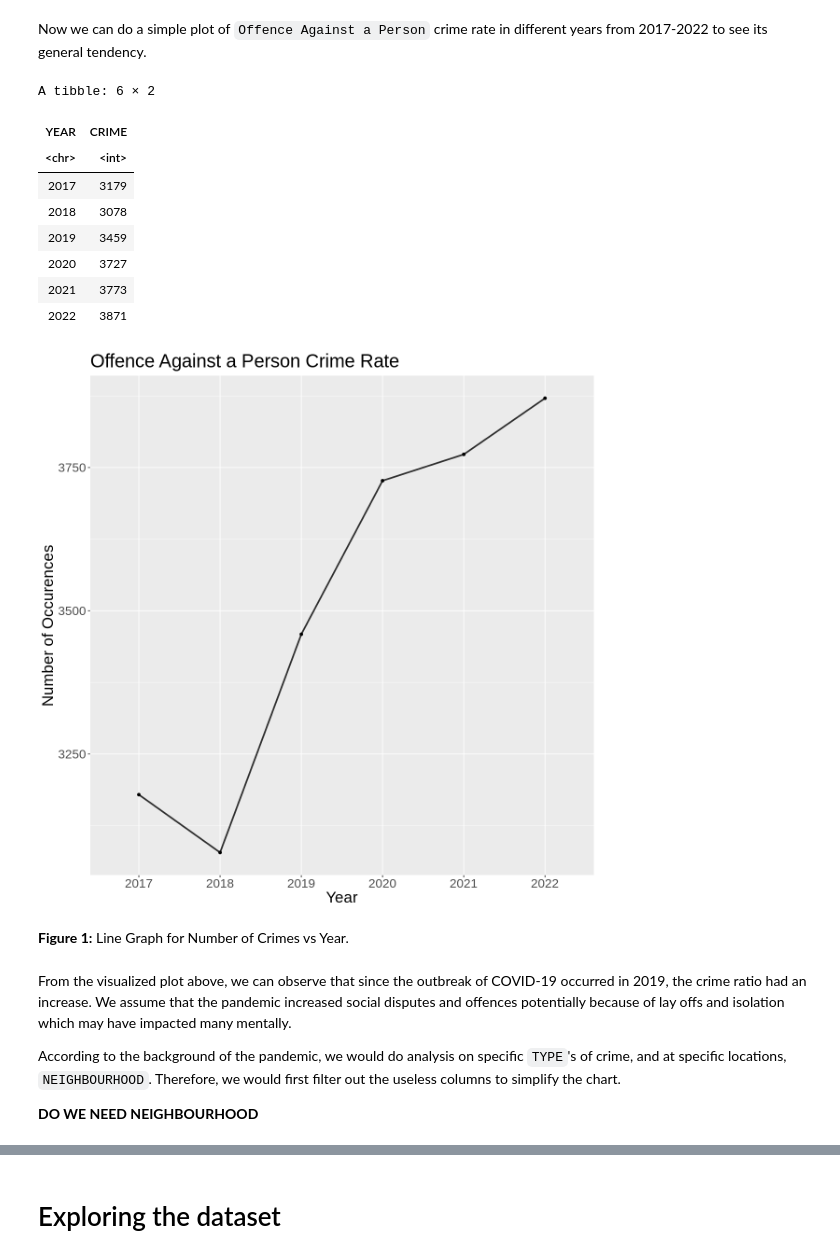
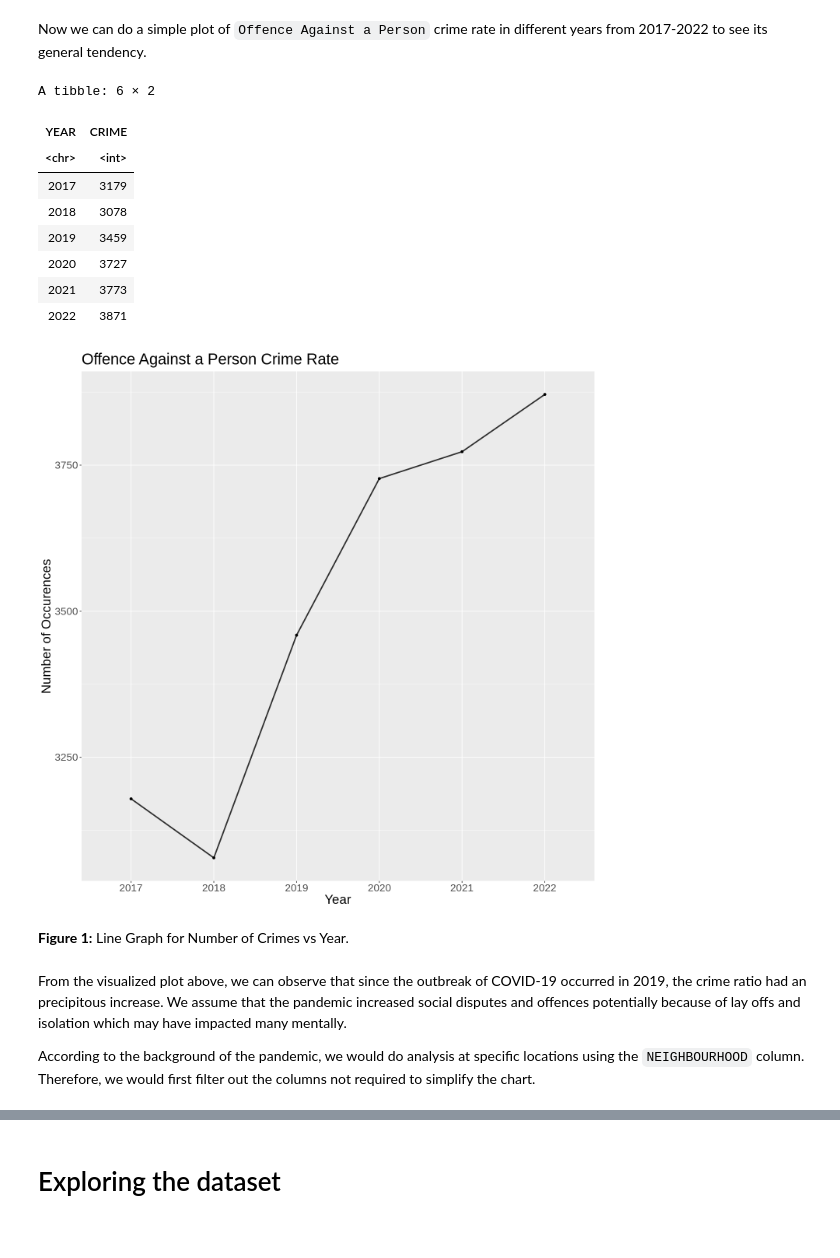
Before and after one commit to Rz02/stat201_2022w2_group_06_project, a Jupyter notebook: crime_rate_comparison.ipynb, the cells around one changed output, grey strips where cells are left out. Saved outputs shown, nothing was run; the diff lists cells and outputs as text; code cells hidden in the pictures.

```diff
--- a/crime_rate_comparison.ipynb
+++ b/crime_rate_comparison.ipynb
@@ -141,39 +141,37 @@ Now we can do a simple plot of `Offence Against a Person` crime rate in differen
 # %%
 # Group Data by YEAR
 annual_offence_crime <- crime %>%
                group_by(YEAR) %>%
                summarise(CRIME = n())
 
 # Plot Annual Crime Data vs. Year
 annual_offence_crime_plot <- annual_offence_crime %>%
                ggplot(aes(x = YEAR, y = CRIME, group = 1)) +
                geom_line(size = 1, alpha = 0.8) +
                geom_point() +
                ggtitle("Offence Against a Person Crime Rate") +
                labs(x = "Year", y = "Number of Occurences") +
                theme(text = element_text(size = 20))
 
-options(repr.plot.width = 10, repr.plot.height = 10)
+options(repr.plot.width = 12, repr.plot.height = 12)
 
 annual_offence_crime
 annual_offence_crime_plot
 # %% [output]
 A tibble: 6 × 2
 | YEAR | CRIME |
 | <chr> | <int> |
 | 2017 | 3179 |
 | 2018 | 3078 |
 | 2019 | 3459 |
 | 2020 | 3727 |
 | 2021 | 3773 |
 | 2022 | 3871 |
-[figure, old version]
+[figure, new version]
 # %% [markdown]
 **Figure 1:** Line Graph for Number of Crimes vs Year.
 # %% [markdown]
-From the visualized plot above, we can observe that since the outbreak of COVID-19 occurred in 2019, the crime ratio had an increase. We assume that the pandemic increased social disputes and offences potentially because of lay offs and isolation which may have impacted many mentally.
+From the visualized plot above, we can observe that since the outbreak of COVID-19 occurred in 2019, the crime ratio had an precipitous increase. We assume that the pandemic increased social disputes and offences potentially because of lay offs and isolation which may have impacted many mentally.
 
-According to the background of the pandemic, we would do analysis on specific `TYPE`'s of crime, and at specific locations, `NEIGHBOURHOOD`. Therefore, we would first filter out the useless columns to simplify the chart.
-
-**DO WE NEED NEIGHBOURHOOD**
+According to the background of the pandemic, we would do analysis at specific locations using the `NEIGHBOURHOOD` column. Therefore, we would first filter out the columns not required to simplify the chart.
 # %%
```
Also changed, not shown: parts of 17 cells of this notebook.
